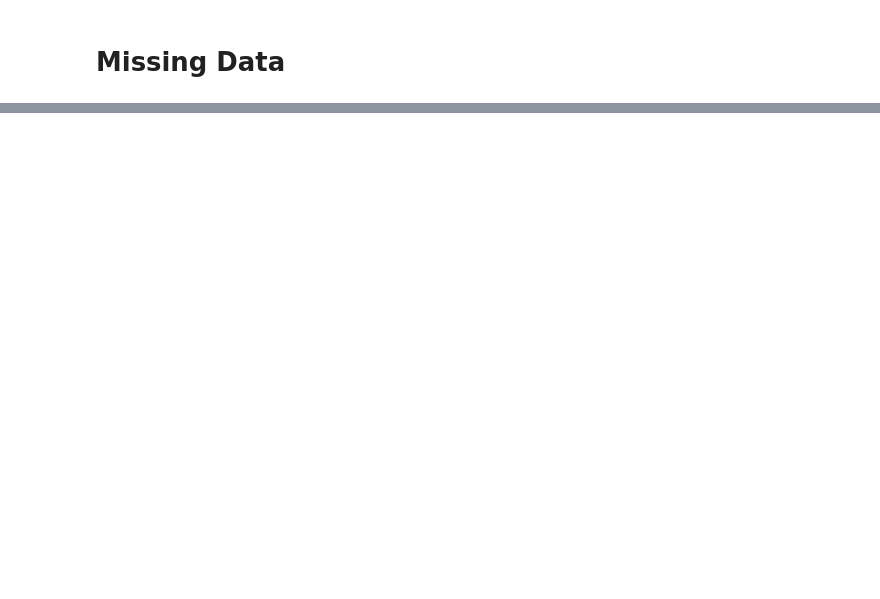
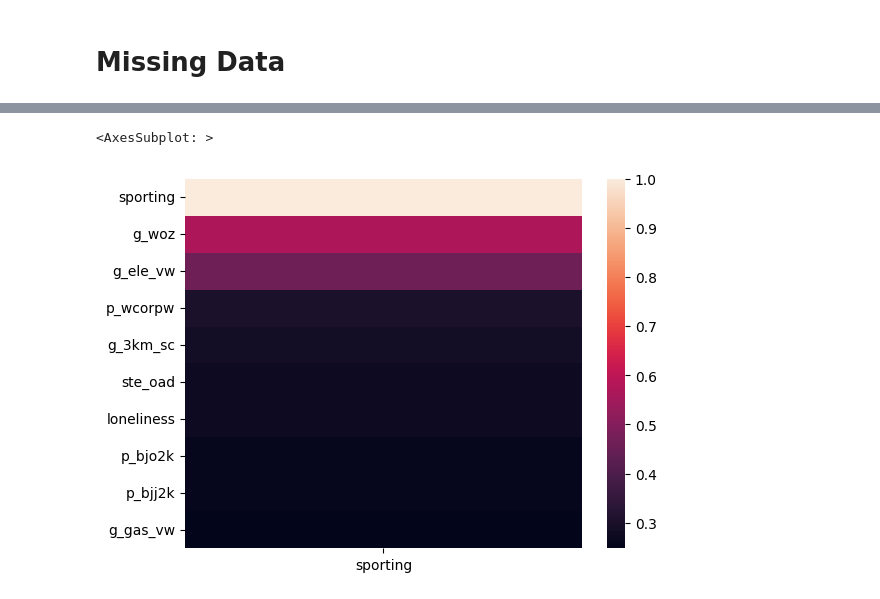
Before and after one commit to ashleyrennnnnn/Assignments-Machine-Learning, a Jupyter notebook: final-project/pre-processing.ipynb, the cells around one changed output, grey strips where cells are left out. Saved outputs shown, nothing was run; the diff lists cells and outputs as text; code cells hidden in the pictures; blank space fills up the shorter version.

```diff
--- a/final-project/pre-processing.ipynb
+++ b/final-project/pre-processing.ipynb
@@ -108,10 +111,19 @@ combined.head()
 5 rows × 110 columns
 # %%
 # Drop the first row, as it contains data for the whole Netherlands.
-combined = combined.drop("NL00", errors='ignore')
+combined = combined.drop("NL00", errors="ignore")
 
 # List of columns in combined, that is not needed
 
-columns_to_drop = ["gwb_code_8", "regio", "gm_naam", "recs", "gwb_code", "ind_wbi", "pst_mvp", "pst_dekp"]
+columns_to_drop = [
+    "gwb_code_8",
+    "regio",
+    "gm_naam",
+    "recs",
+    "gwb_code",
+    "ind_wbi",
+    "pst_mvp",
+    "pst_dekp",
+]
 
-combined = combined.drop(columns_to_drop, axis=1, errors='ignore')
+combined = combined.drop(columns_to_drop, axis=1, errors="ignore")
@@ -196,0 +256,11 @@ combined.to_csv("pre-processed-data.csv")
+# %%
+# Ignore
+
+import seaborn as sb
+
+corr = abs(combined.corr())
+
+sb.heatmap(corr[["sporting"]].sort_values(by="sporting", ascending=False)[:10])
+# %% [output]
+<AxesSubplot: >
+[figure, added]
```
Also changed, not shown: parts of 15 cells of this notebook.
